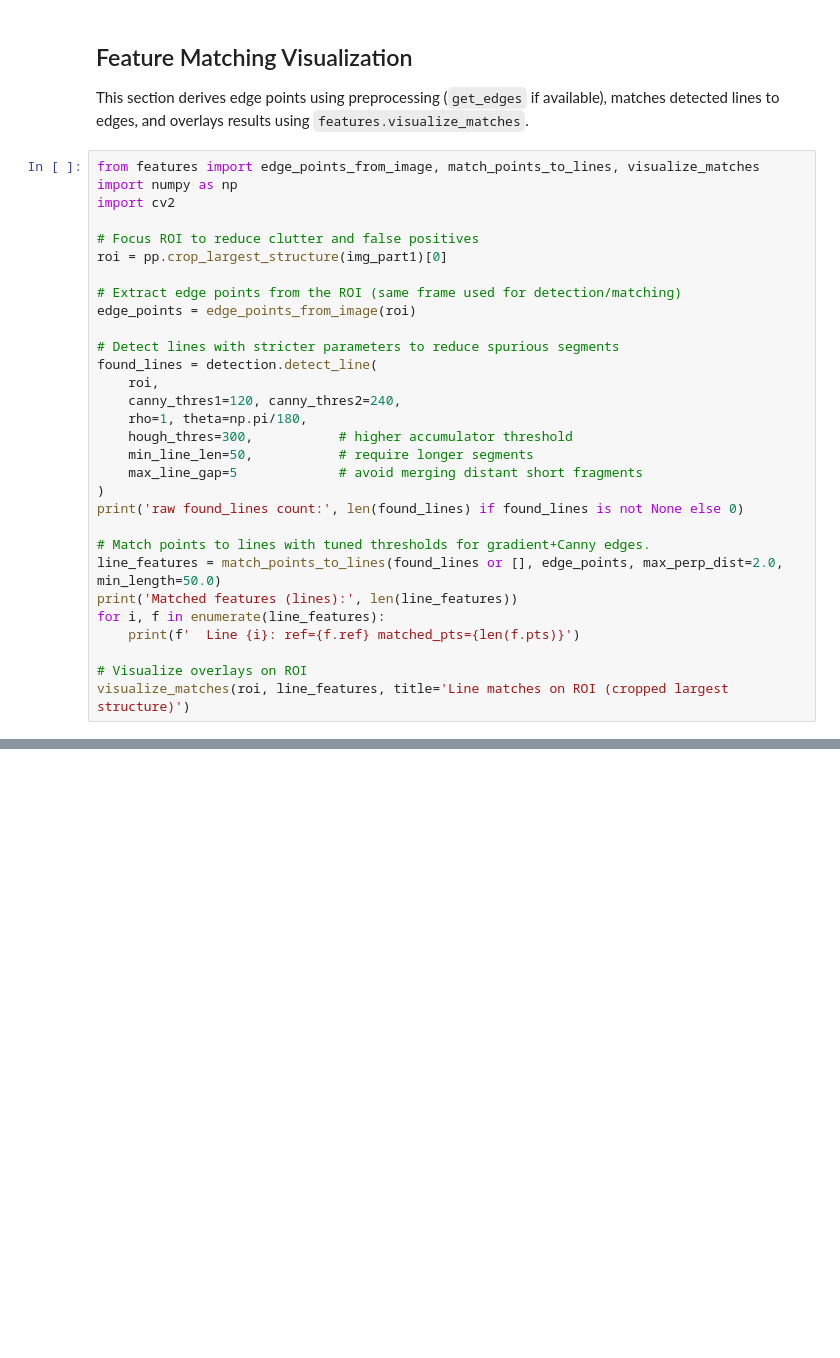
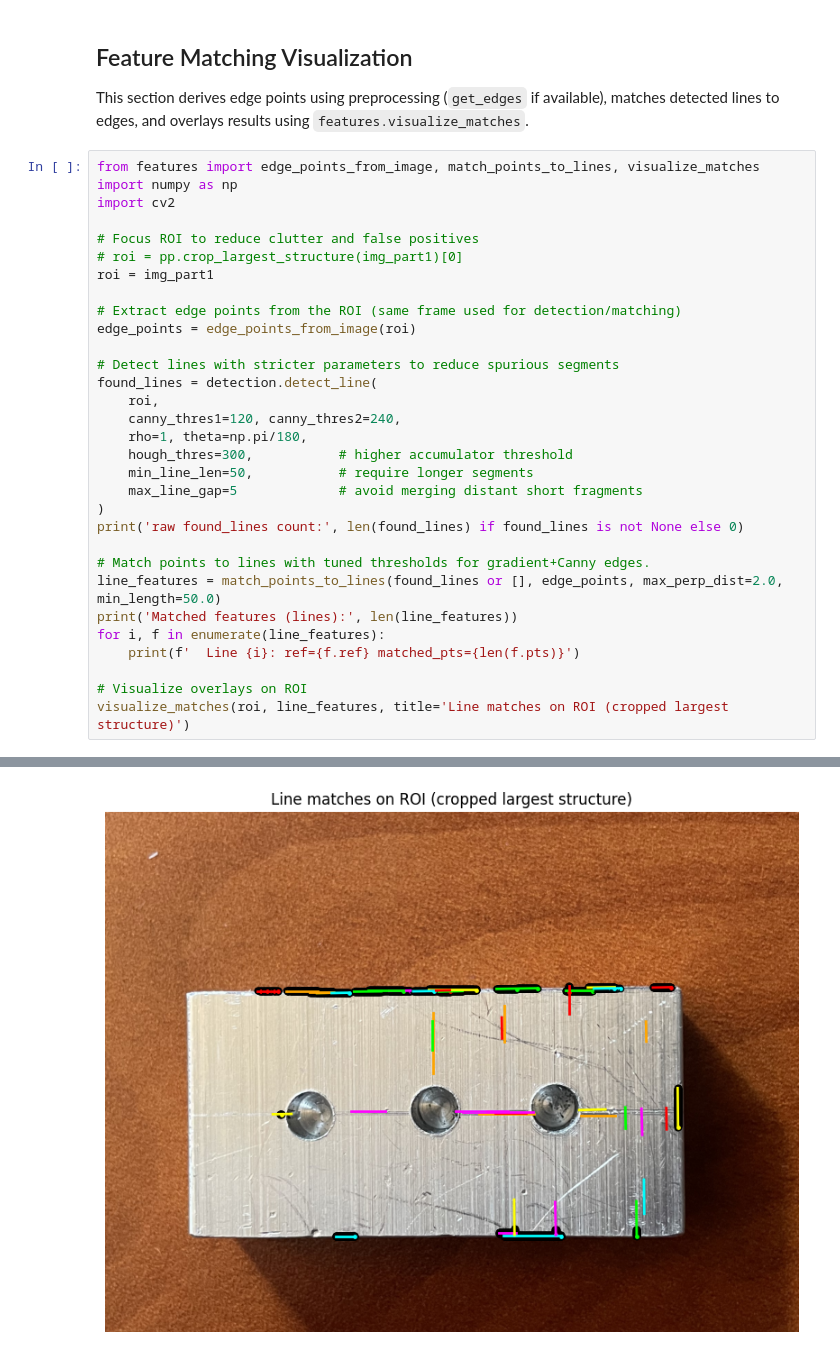
Before and after one commit to Zack-szh/CV-Based-Geometric-Dimensioning-Tolerancing, a Jupyter notebook: testing.ipynb, the cells around one changed output, grey strips where cells are left out. Saved outputs shown, nothing was run; the diff lists cells and outputs as text; blank space fills up the shorter version.

Commit message:
done debug for features.edge_points_from_image

```diff
--- a/testing.ipynb
+++ b/testing.ipynb
@@ -233,7 +234,8 @@ import numpy as np
 import cv2
 
 # Focus ROI to reduce clutter and false positives
-roi = pp.crop_largest_structure(img_part1)[0]
+# roi = pp.crop_largest_structure(img_part1)[0]
+roi = img_part1
 
 # Extract edge points from the ROI (same frame used for detection/matching)
 edge_points = edge_points_from_image(roi)
@@ -277,0 +280 @@ raw found_lines count: 20622
+[figure, added]
```
Also changed, not shown: parts of 10 cells of this notebook, 1 other file.
